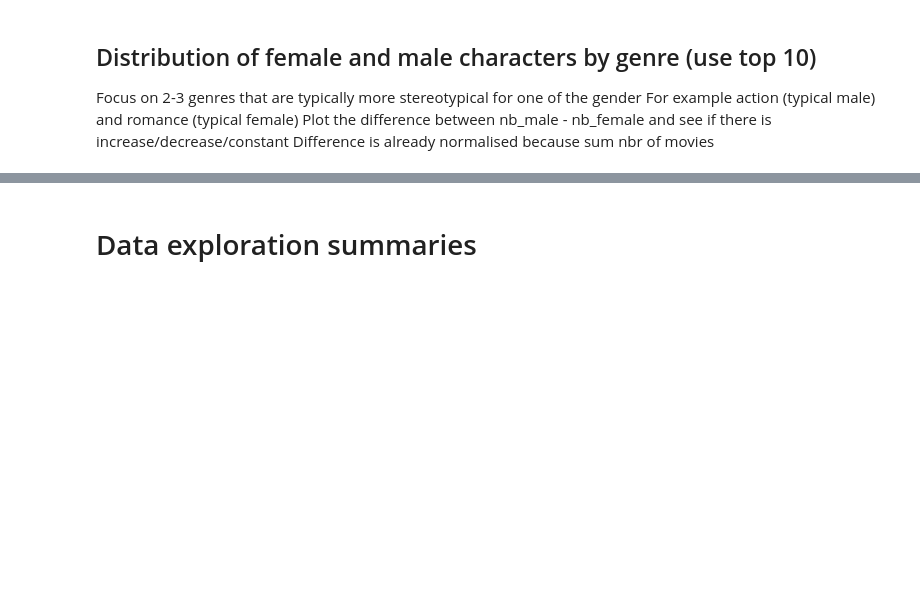
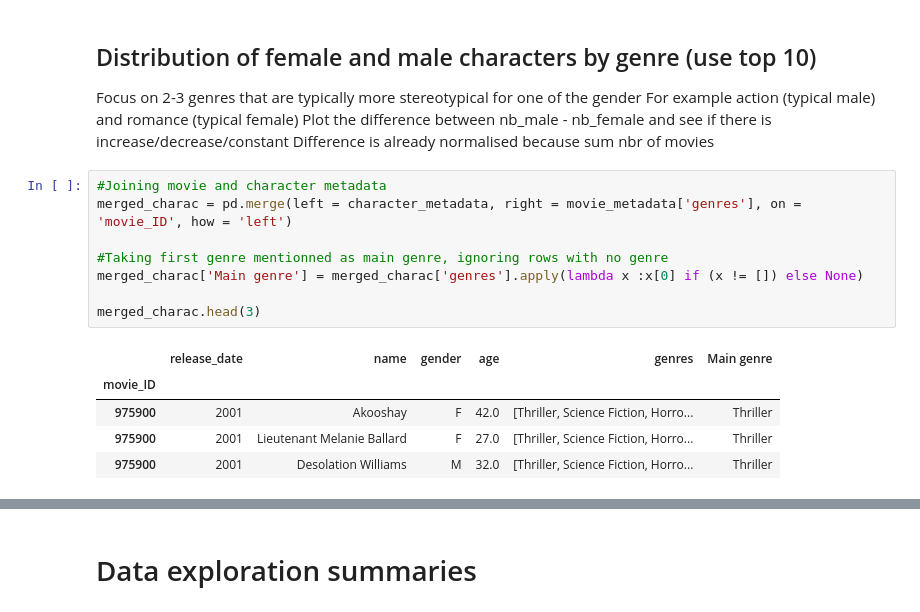
Before and after one commit to epfl-ada/ada-2022-project-error141, a Jupyter notebook: data_exploration_final.ipynb, the cells around one changed output, grey strips where cells are left out. Drawn from its saved outputs; the diff is of its cells as text; blank space fills up the shorter version.

```diff
--- a/data_exploration_final.ipynb
+++ b/data_exploration_final.ipynb
@@ -253,3 +246,17 @@ Focus on 2-3 genres that are typically more stereotypical for one of the gender
 For example action (typical male) and romance (typical female)
 Plot the difference between nb_male - nb_female and see if there is increase/decrease/constant
 Difference is already normalised because sum nbr of movies
+# %%
+#Joining movie and character metadata
+merged_charac = pd.merge(left = character_metadata, right = movie_metadata['genres'], on = 'movie_ID', how = 'left')
+
+#Taking first genre mentionned as main genre, ignoring rows with no genre
+merged_charac['Main genre'] = merged_charac['genres'].apply(lambda x :x[0] if (x != []) else None)
+
+merged_charac.head(3)
+# %% [output]
+|  | release_date | name | gender | age | genres | Main genre |
+| movie_ID |  |  |  |  |  |  |
+| 975900 | 2001 | Akooshay | F | 42.0 | [Thriller, Science Fiction, Horro... | Thriller |
+| 975900 | 2001 | Lieutenant Melanie Ballard | F | 27.0 | [Thriller, Science Fiction, Horro... | Thriller |
+| 975900 | 2001 | Desolation Williams | M | 32.0 | [Thriller, Science Fiction, Horro... | Thriller |
```
Also changed, not shown: parts of 12 cells of this notebook.
